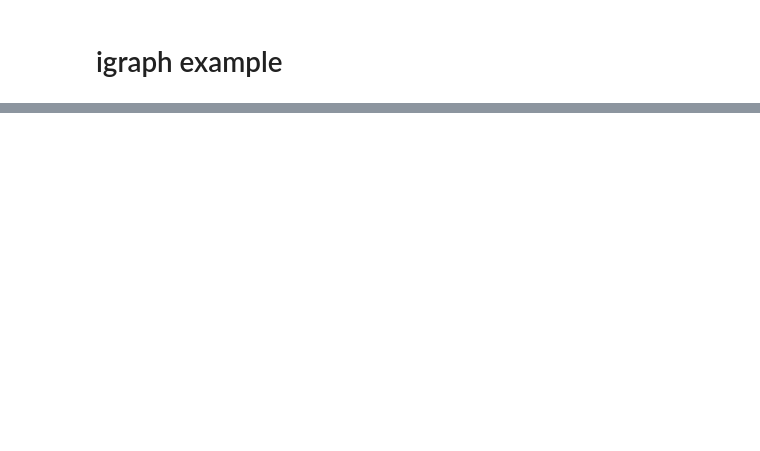
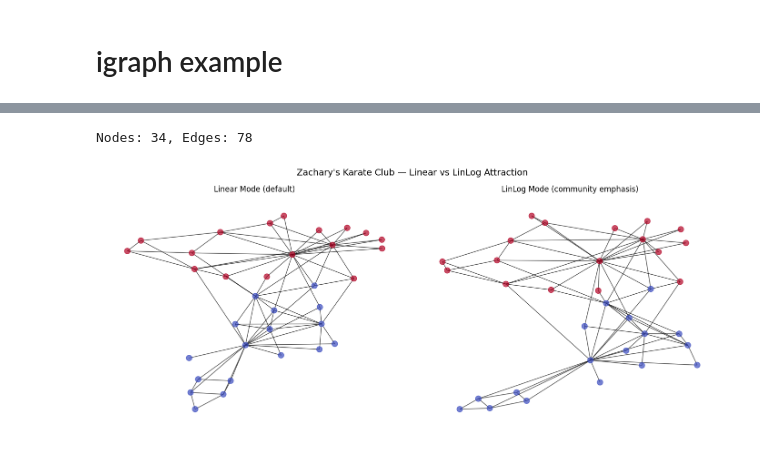
Before and after one commit to bhargavchippada/forceatlas2, a Jupyter notebook: examples/forceatlas2-layout.ipynb, the cells around one changed output, grey strips where cells are left out. Saved outputs shown, nothing was run; the diff lists cells and outputs as text; code cells hidden in the pictures; blank space fills up the shorter version.

```diff
--- a/examples/forceatlas2-layout.ipynb
+++ b/examples/forceatlas2-layout.ipynb
@@ -115,0 +118,33 @@ AdjustSpeedAndApplyForces step  took  0.08  seconds
+# %%
+# Create a graph with community structure
+G = nx.karate_club_graph()
+print(f"Nodes: {G.number_of_nodes()}, Edges: {G.number_of_edges()}")
+
+fig, axes = plt.subplots(1, 2, figsize=(14, 6))
+
+# Linear mode (default)
+fa_lin = ForceAtlas2(linLogMode=False, seed=42, verbose=False, gravity=1.0)
+pos_lin = fa_lin.forceatlas2_networkx_layout(G, iterations=2000)
+ax = axes[0]
+ax.set_title("Linear Mode (default)")
+nx.draw_networkx(G, pos_lin, node_size=80, with_labels=False, alpha=0.7, ax=ax,
+                 node_color=[0 if G.nodes[n].get("club") == "Mr. Hi" else 1 for n in G.nodes()],
+                 cmap=plt.cm.coolwarm)
+ax.axis("off")
+
+# LinLog mode
+fa_log = ForceAtlas2(linLogMode=True, seed=42, verbose=False, gravity=1.0)
+pos_log = fa_log.forceatlas2_networkx_layout(G, iterations=2000)
+ax = axes[1]
+ax.set_title("LinLog Mode (community emphasis)")
+nx.draw_networkx(G, pos_log, node_size=80, with_labels=False, alpha=0.7, ax=ax,
+                 node_color=[0 if G.nodes[n].get("club") == "Mr. Hi" else 1 for n in G.nodes()],
+                 cmap=plt.cm.coolwarm)
+ax.axis("off")
+
+plt.suptitle("Zachary's Karate Club — Linear vs LinLog Attraction", fontsize=14)
+plt.tight_layout()
+plt.show()
+# %% [output]
+Nodes: 34, Edges: 78
+[figure, added]
```
Also changed, not shown: parts of 7 cells of this notebook, 16 other files.
